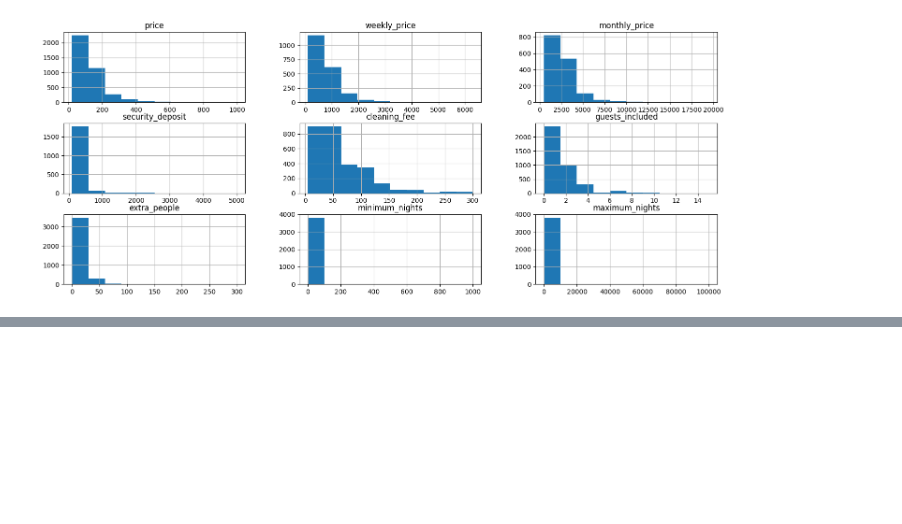
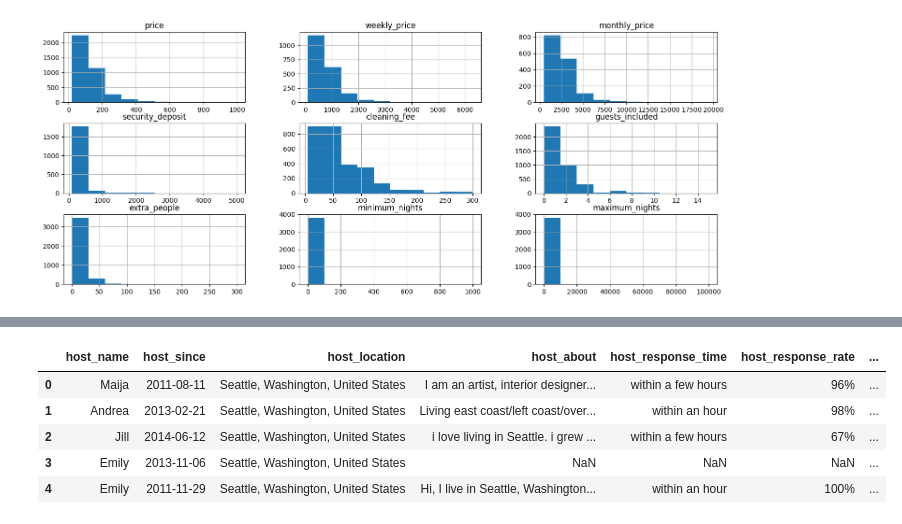
Before and after one commit to aeusepi/Project, a Jupyter notebook: Airbnb.ipynb, the cells around one changed output, grey strips where cells are left out. Cells and saved outputs as stored; diff of their text form; code cells hidden in the pictures; blank space fills up the shorter version.

```diff
--- a/Airbnb.ipynb
+++ b/Airbnb.ipynb
@@ -257,0 +305,15 @@ df[cols].head()
+# %%
+# columns related to the attributes of the hosts
+
+cols = ['host_name', 'host_since', 'host_location', 'host_about', 'host_response_time', 'host_response_rate',
+       'host_acceptance_rate', 'host_is_superhost', 'host_neighbourhood', 'host_listings_count',
+       'host_total_listings_count', 'host_verifications', 'host_has_profile_pic', 'host_identity_verified',
+       'calculated_host_listings_count']
+df[cols].head()
+# %% [output]
+|  | host_name | host_since | host_location | host_about | host_response_time | host_response_rate | ... |
+| 0 | Maija | 2011-08-11 | Seattle, Washington, United States | I am an artist, interior designer... | within a few hours | 96% | ... |
+| 1 | Andrea | 2013-02-21 | Seattle, Washington, United States | Living east coast/left coast/over... | within an hour | 98% | ... |
+| 2 | Jill | 2014-06-12 | Seattle, Washington, United States | i love living in Seattle. i grew ... | within a few hours | 67% | ... |
+| 3 | Emily | 2013-11-06 | Seattle, Washington, United States | NaN | NaN | NaN | ... |
+| 4 | Emily | 2011-11-29 | Seattle, Washington, United States | Hi, I live in Seattle, Washington... | within an hour | 100% | ... |
```
Also changed, not shown: parts of 5 cells of this notebook.
